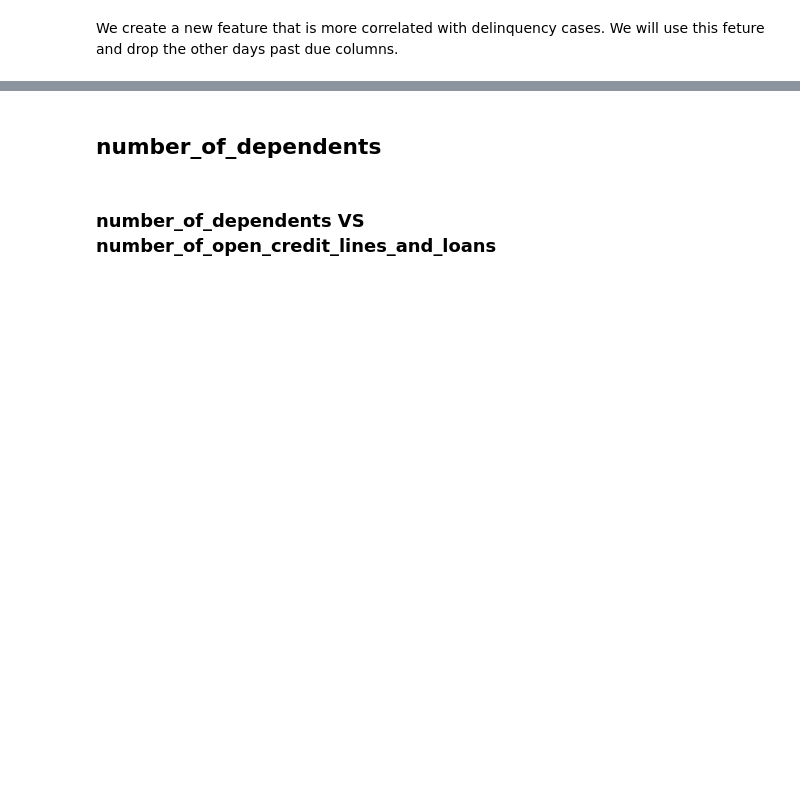
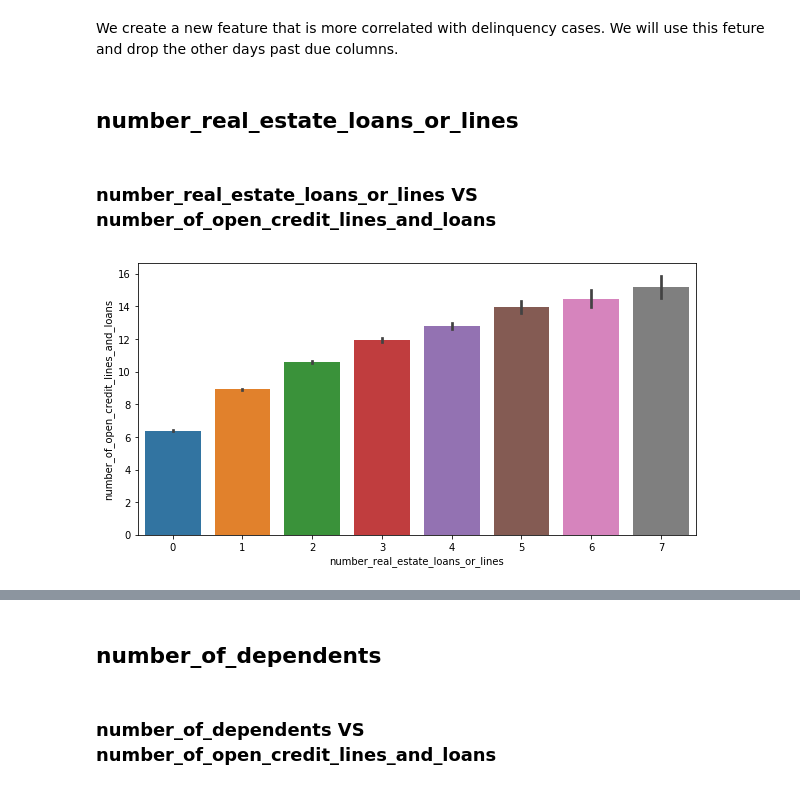
Before and after one commit to renzobechler-zz/credits_eda, a Jupyter notebook: notebooks/EDA.ipynb, the cells around one changed output, grey strips where cells are left out. Cells and saved outputs as stored; diff of their text form; code cells hidden in the pictures; blank space fills up the shorter version.

```diff
--- a/notebooks/EDA.ipynb
+++ b/notebooks/EDA.ipynb
@@ -310,3 +326,12 @@ credit_data['past_due_comb'] = debt_credit_data.apply(combine_debts, axis=1)
 credit_data = credit_data.drop('number_of_time30-59_days_past_due_not_worse', axis=1)
 credit_data = credit_data.drop('number_of_time60-89_days_past_due_not_worse', axis=1)
 credit_data = credit_data.drop('number_of_times90_days_late', axis=1)
+# %% [markdown]
+## number_real_estate_loans_or_lines
+# %% [markdown]
+### number_real_estate_loans_or_lines VS number_of_open_credit_lines_and_loans
+# %%
+fig, ax = plt.subplots(figsize=(10,5))
+sns.barplot(x='number_real_estate_loans_or_lines', y='number_of_open_credit_lines_and_loans', data=credit_data,ax=ax);
+# %% [output]
+[figure, added]
```
Also changed, not shown: parts of 49 cells of this notebook, 1 other file.
